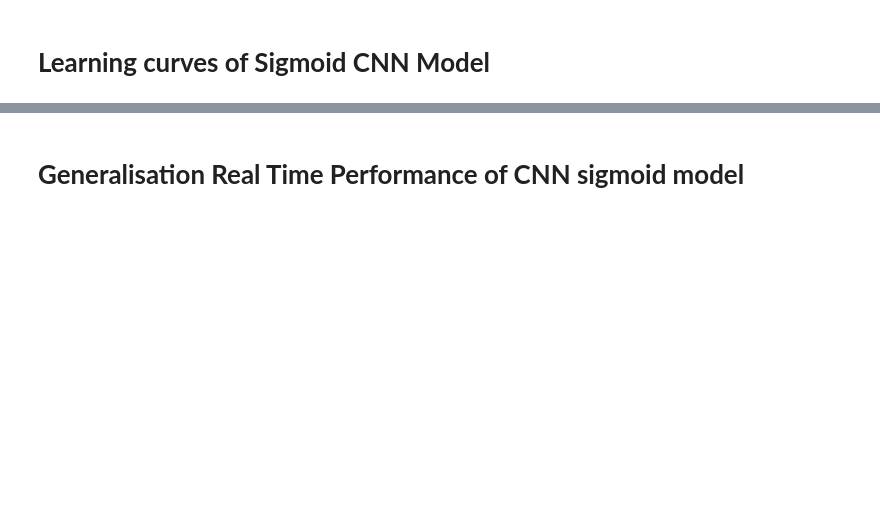
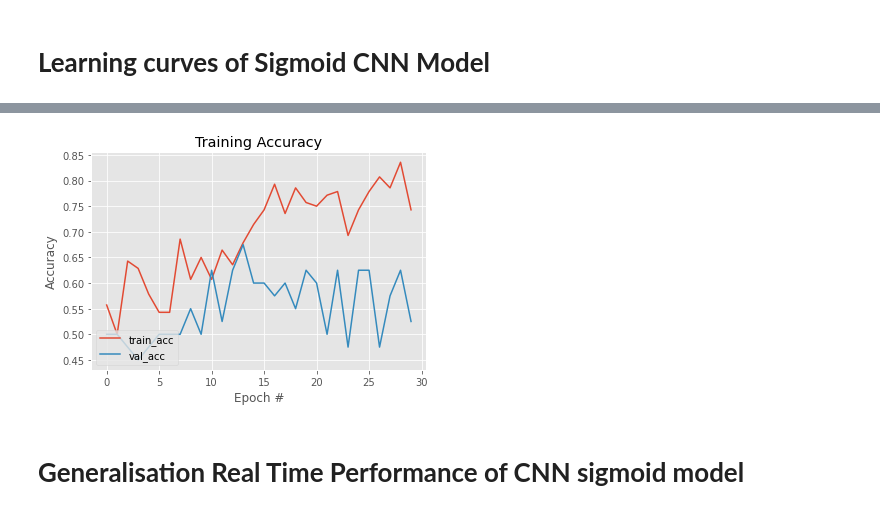
Before and after one commit to GyanShashwat1611/codeinstitute, a Jupyter notebook: brain tumor detection/Copy_of_Untitled7.ipynb, the cells around one changed output, grey strips where cells are left out. Saved outputs shown, nothing was run; the diff lists cells and outputs as text; code cells hidden in the pictures; blank space fills up the shorter version.

Commit message:
test-done

```diff
--- a/brain tumor detection/Copy_of_Untitled7.ipynb
+++ b/brain tumor detection/Copy_of_Untitled7.ipynb
@@ -49,7 +51,7 @@ We have Training, Test aand validation set of images. Every set is further divid
 # %%
-Test_Path = IMG_PATH + "test_set/"
-Training_Path = IMG_PATH + "training_set/"
-Validation_Path = IMG_PATH + "validation_set/"
+Test_Path = IMG_PATH + "/test_set/"
+Training_Path = IMG_PATH + "/training_set/"
+Validation_Path = IMG_PATH + "/validation_set/"
 # %% [markdown]
 Total Number of images in each set classes
 # %%
@@ -172,8 +173,15 @@ model.summary()
 # %%
 #Tensorflow Imagedatagenerator function used for image augumentation.
 train_datagen = ImageDataGenerator(
-      rescale=1./255
-
+      rescale=1./255,
+      rotation_range=40,
+      width_shift_range=0.2,
+      height_shift_range =0.2,
+      horizontal_flip=True,
+      vertical_flip =True,
+      shear_range=0.2,
+      fill_mode='nearest',
+      brightness_range=[0.5,1.25]
       )
 validation_datagen=ImageDataGenerator(rescale=1./255)
 # %% [markdown]
@@ -188,0 +189,16 @@ Found 40 images belonging to 2 classes.
+# %%
+train_generator = train_datagen.flow_from_directory(
+    Training_Path,
+    target_size=(224,224),
+    class_mode = 'binary',
+    color_mode ='rgb',
+    batch_size =30
+
+        )
+validation_generator = validation_datagen.flow_from_directory(
+    Validation_Path,
+    target_size = (224,224),
+    class_mode = 'binary',
+    color_mode ='rgb',
+    batch_size =30
+        )
@@ -191,14 +210,14 @@ Found 40 images belonging to 2 classes.
 #callback the model once model reaches 90 percent accuracy
 class myCallback(tf.keras.callbacks.Callback):
   def on_epoch_end(self, epoch, logs={}):
-    if(logs.get('acc')>0.90):
+    if(logs.get('accuracy')>0.90):
       print("\nReached 90% accuracy so cancelling training!")
       self.model.stop_training = True
 callbacks=myCallback()
 
 # Model Fit
 history = model.fit(train_generator,
-                    epochs=100,
+                    epochs=30,
                     verbose=1,
                     validation_data=validation_generator,
                     steps_per_epoch=len(train_generator),
@@ -220,14 +259,16 @@ plt.savefig("sigmoid normal loss")
 # %%
 # Accuracy
 plt.style.use("ggplot")
 plt.figure()
-plt.plot(np.arange(0, len(history.history["acc"])), history.history["acc"], label="train_acc")
-plt.plot(np.arange(0, len(history.history["acc"])), history.history["val_acc"], label="val_acc")
+plt.plot(np.arange(0, len(history.history["accuracy"])), history.history["accuracy"], label="train_acc")
+plt.plot(np.arange(0, len(history.history["accuracy"])), history.history["val_accuracy"], label="val_acc")
 plt.title("Training Accuracy")
 plt.xlabel("Epoch #")
 plt.ylabel("Accuracy")
 plt.legend(loc="lower left")
 plt.savefig("sigmoid normal accuracy")
+# %% [output]
+[figure, added]
 # %% [markdown]
 # **Generalisation Real Time Performance of CNN sigmoid model**
 # %%
```
Also changed, not shown: parts of 21 cells of this notebook.
